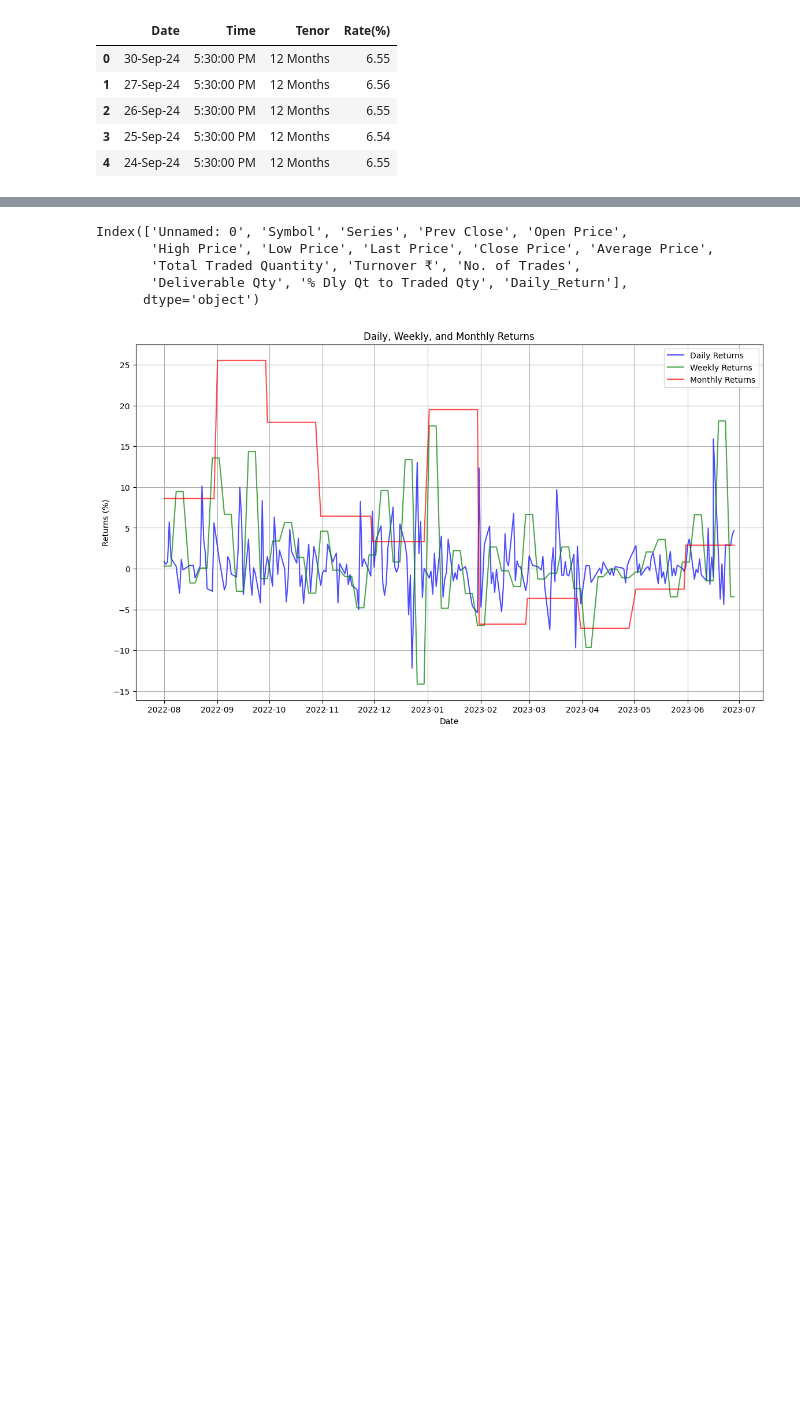
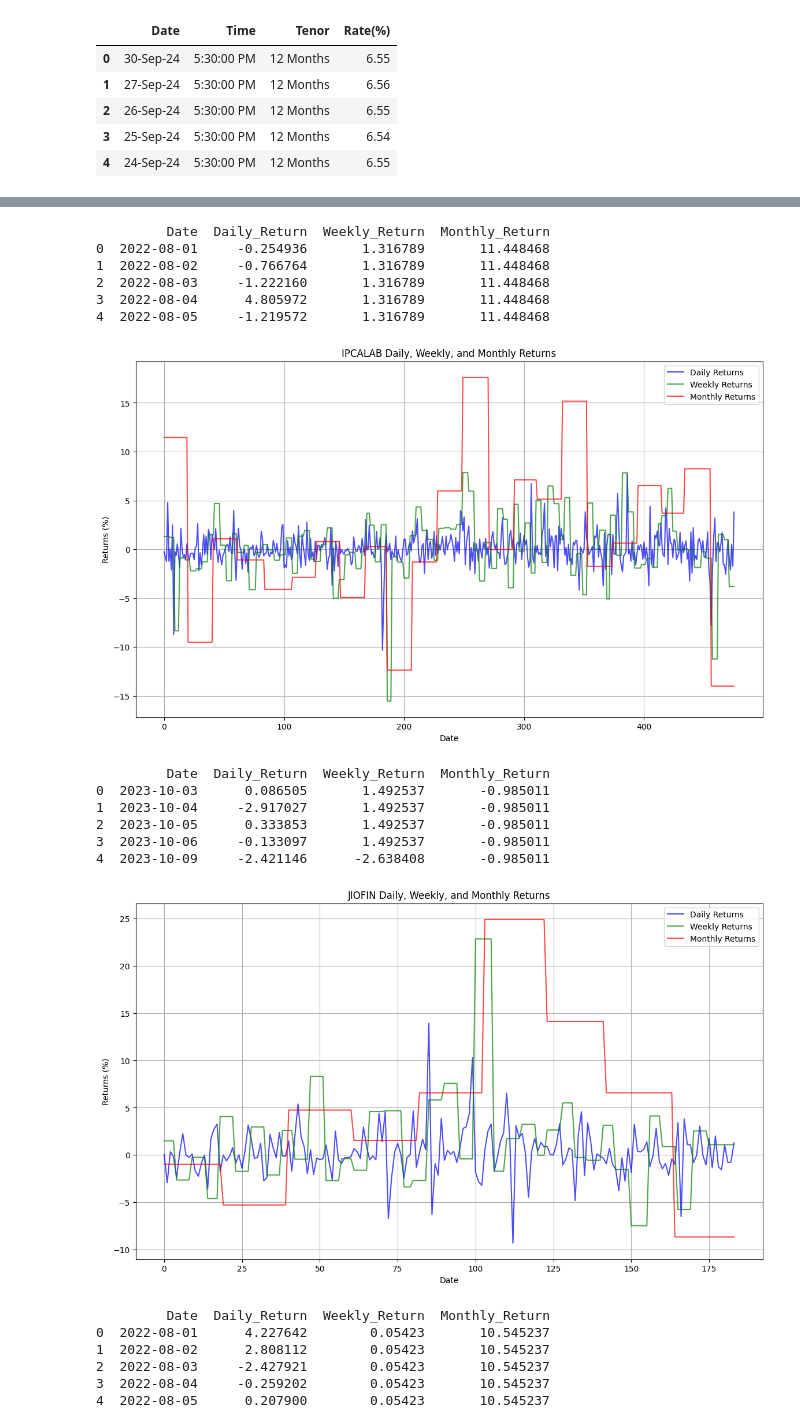
Before and after one commit to vaisour19/DRM-project, a Jupyter notebook: test.ipynb, the cells around one changed output, grey strips where cells are left out. Cells and saved outputs as stored; diff of their text form; code cells hidden in the pictures; blank space fills up the shorter version.

Commit message:
"Added returns file and graphs"

```diff
--- a/test.ipynb
+++ b/test.ipynb
@@ -16,10 +16,16 @@ symbols = ['IPCALAB', 'JIOFIN', 'RBLBANK', 'KALYANKJIL', 'LATENTVIEW', 'MSUMI',
 amount = 1000000
 weight = [0.125, 0.125, 0.125, 0.125, 0.125, 0.125, 0.125, 0.125]
 
-# for symbol in symbols:
-#     data_1 = pd.read_csv(f"30-06-2022-TO-29-06-2023-{symbol}-ALL-N.csv")
-#     data_2 = pd.read_csv(f"30-06-2023-TO-30-06-2024-{symbol}-ALL-N.csv")
-#     frames = [data_1, data_2]
-#     merged_data = pd.concat(frames)
-#     merged_data.to_csv(f"{symbol}_data.csv")
+for symbol in symbols:
+    data_1 = pd.read_csv(f"30-06-2022-TO-29-06-2023-{symbol}-ALL-N.csv")
+    data_2 = pd.read_csv(f"30-06-2023-TO-30-06-2024-{symbol}-ALL-N.csv")
+    frames = [data_1, data_2]
+    merged_data = pd.concat(frames)
+    merged_data.columns = merged_data.columns.str.strip()
+    stripped_data = pd.DataFrame()
+    stripped_data.loc[:, 'Date'] =  merged_data.loc[:, 'Date']
+    stripped_data.loc[:, 'Close Price'] =  merged_data.loc[:, 'Close Price']
+    stripped_data['Close Price'] = stripped_data['Close Price'].astype(str)
+    stripped_data['Close Price'] = stripped_data['Close Price'].str.replace(',', '').astype(float)
+    stripped_data.to_csv(f"{symbol}_data.csv", index=False)
 # %%
@@ -81,26 +69,40 @@ Date
-# %%
-print(data.columns)
-# %% [output]
-Index(['Unnamed: 0', 'Symbol', 'Series', 'Prev Close', 'Open Price',
-       'High Price', 'Low Price', 'Last Price', 'Close Price', 'Average Price',
-       'Total Traded Quantity', 'Turnover ₹', 'No. of Trades',
-       'Deliverable Qty', '% Dly Qt to Traded Qty', 'Daily_Return'],
-      dtype='object')
 # %%
 import matplotlib.pyplot as plt
 
-plt.figure(figsize=(14, 8))
+for symbol in symbols:
+    returns = pd.read_csv(f"{symbol}_returns.csv")
+    print(returns.head())
+    plt.figure(figsize=(14, 8))
 
-plt.plot(returns.index, returns['Daily_Return'], label='Daily Returns', color='blue', alpha=0.7)
-plt.plot(returns.index, returns['Weekly_Return'], label='Weekly Returns', color='green', alpha=0.7)
-plt.plot(returns.index, returns['Monthly_Return'], label='Monthly Returns', color='red', alpha=0.7)
+    plt.plot(returns.index, returns['Daily_Return'], label='Daily Returns', color='blue', alpha=0.7)
+    plt.plot(returns.index, returns['Weekly_Return'], label='Weekly Returns', color='green', alpha=0.7)
+    plt.plot(returns.index, returns['Monthly_Return'], label='Monthly Returns', color='red', alpha=0.7)
 
-plt.title('Daily, Weekly, and Monthly Returns')
-plt.xlabel('Date')
-plt.ylabel('Returns (%)')
-plt.legend()
+    plt.title(f'{symbol} Daily, Weekly, and Monthly Returns')
+    plt.xlabel('Date')
+    plt.ylabel('Returns (%)')
+    plt.legend()
 
-plt.grid(True)
-plt.show()
+    plt.grid(True)
+    plt.show()
 # %% [output]
+         Date  Daily_Return  Weekly_Return  Monthly_Return
+0  2022-08-01     -0.254936       1.316789       11.448468
+1  2022-08-02     -0.766764       1.316789       11.448468
+2  2022-08-03     -1.222160       1.316789       11.448468
+3  2022-08-04      4.805972       1.316789       11.448468
+4  2022-08-05     -1.219572       1.316789       11.448468
-[figure, old version]
+[figure, new version]
+         Date  Daily_Return  Weekly_Return  Monthly_Return
+0  2023-10-03      0.086505       1.492537       -0.985011
+1  2023-10-04     -2.917027       1.492537       -0.985011
+2  2023-10-05      0.333853       1.492537       -0.985011
+3  2023-10-06     -0.133097       1.492537       -0.985011
+4  2023-10-09     -2.421146      -2.638408       -0.985011
+[figure, added]
+         Date  Daily_Return  Weekly_Return  Monthly_Return
+0  2022-08-01      4.227642        0.05423       10.545237
+1  2022-08-02      2.808112        0.05423       10.545237
+2  2022-08-03     -2.427921        0.05423       10.545237
+3  2022-08-04     -0.259202        0.05423       10.545237
+4  2022-08-05      0.207900        0.05423       10.545237
```
Also changed, not shown: parts of 2 cells of this notebook, 16 other files.
